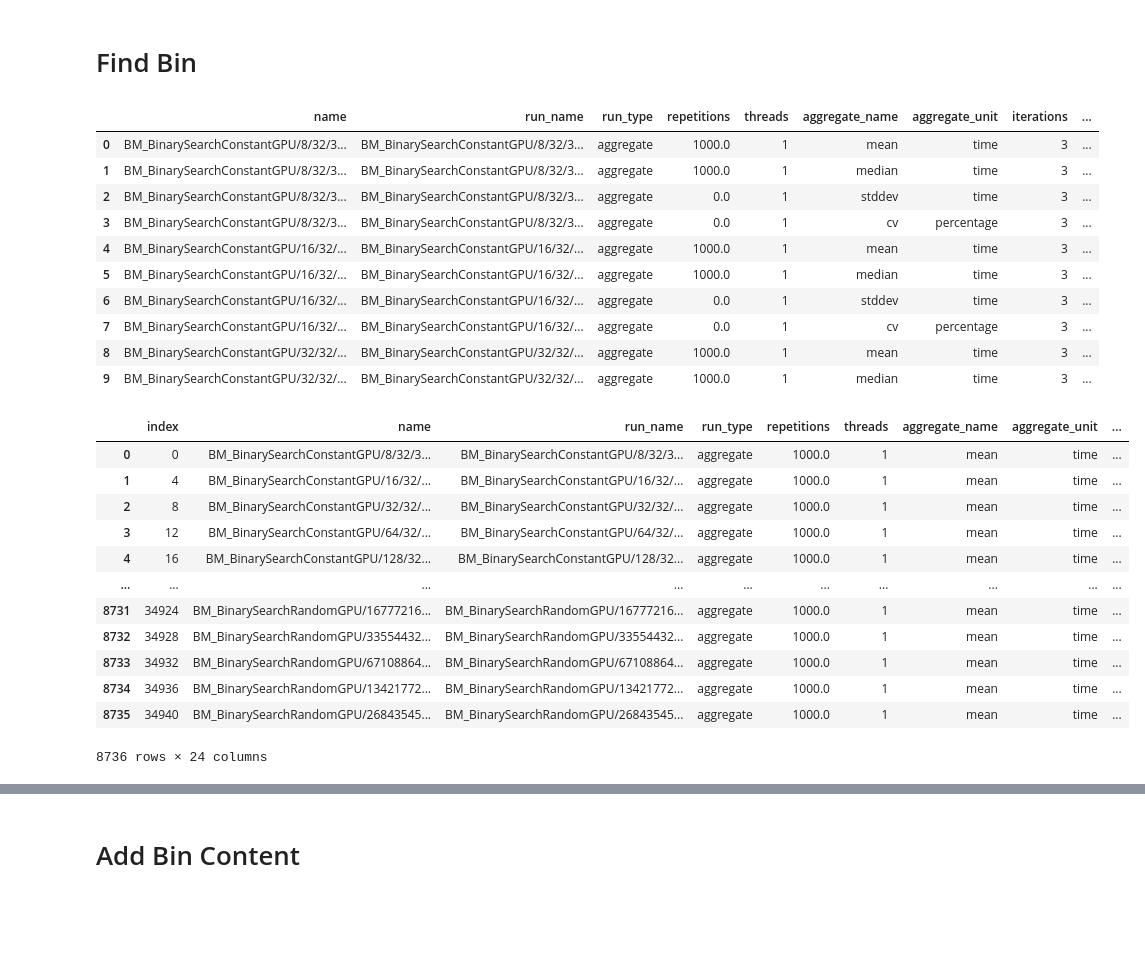
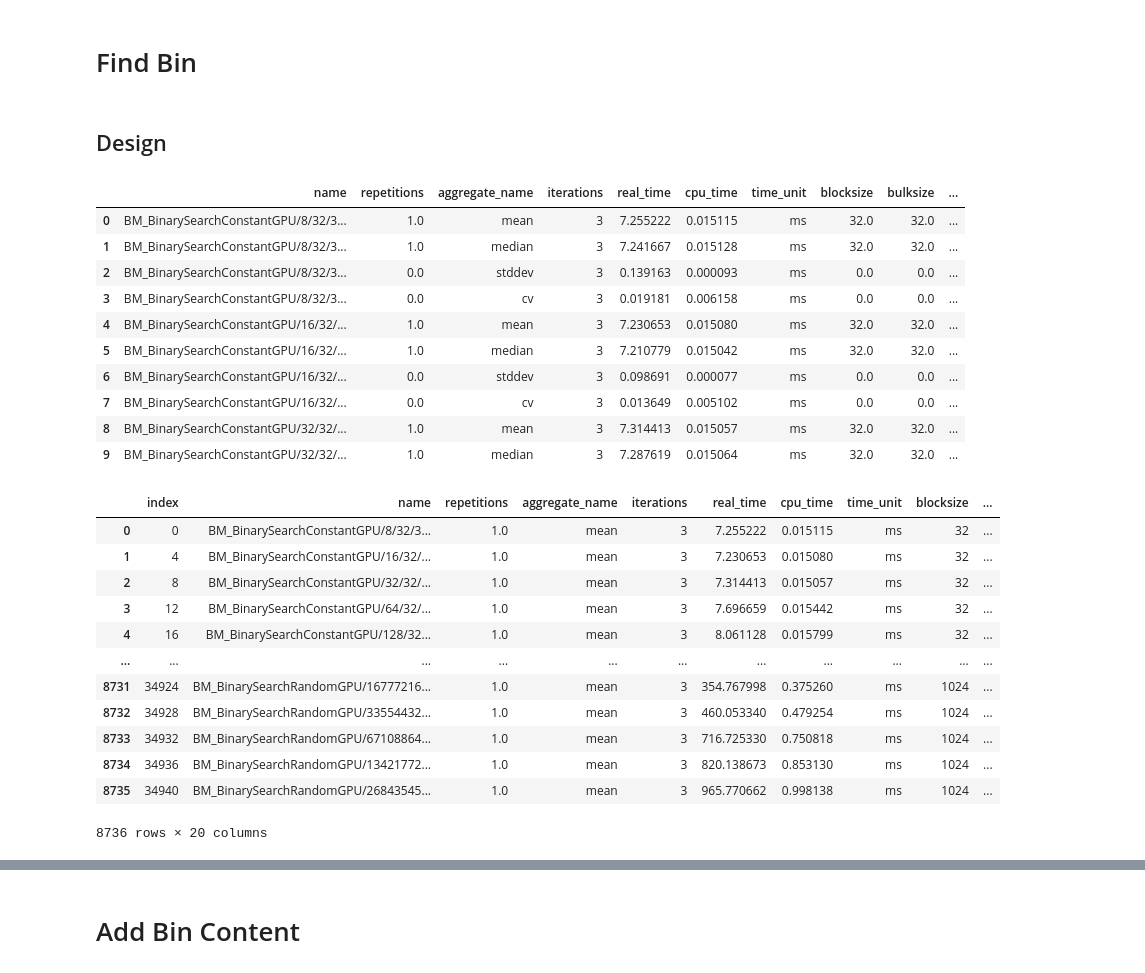
Before and after one commit to jolly-chen/msc-project, a Jupyter notebook: gpu-synchronous/validation-das6.ipynb, the cells around one changed output, grey strips where cells are left out. Cells and saved outputs as stored; diff of their text form; code cells hidden in the pictures; blank space fills up the shorter version.

```diff
--- a/gpu-synchronous/validation-das6.ipynb
+++ b/gpu-synchronous/validation-das6.ipynb
@@ -135,5 +487,7 @@ def r2(pred, observ):
 # %% [markdown]
 # Find Bin
+# %% [markdown]
+## Design
 # %%
 filename = "../microbenchmarks/das6/binarysearch_gpu.json"
 with open(filename, "r") as f:
@@ -143,53 +497,53 @@ bsbm_df = pd.DataFrame.from_dict(jdata["benchmarks"]).astype({"real_time" : floa
 convert_to_type(bsbm_df, "real_time", np.float64)
 bsbm_df["func_name"] = bsbm_df["name"].apply(lambda s: s.split("/")[0][3:])
 bsbm_df["time_factor"] = bsbm_df["time_unit"].apply(convert_unit)
-del bsbm_df["family_index"], bsbm_df["per_family_instance_index"]
+del bsbm_df["family_index"], bsbm_df["per_family_instance_index"],  bsbm_df["run_name"], bsbm_df["threads"], bsbm_df["run_type"], bsbm_df["aggregate_unit"]
 bsbm_df["time_factor"] = bsbm_df["time_unit"].apply(convert_unit)
 
 bsbm_df.head(10)
 # %% [output]
-|  | name | run_name | run_type | repetitions | threads | aggregate_name | aggregate_unit | iterations | ... |
-| 0 | BM_BinarySearchConstantGPU/8/32/3... | BM_BinarySearchConstantGPU/8/32/3... | aggregate | 1000.0 | 1 | mean | time | 3 | ... |
-| 1 | BM_BinarySearchConstantGPU/8/32/3... | BM_BinarySearchConstantGPU/8/32/3... | aggregate | 1000.0 | 1 | median | time | 3 | ... |
-| 2 | BM_BinarySearchConstantGPU/8/32/3... | BM_BinarySearchConstantGPU/8/32/3... | aggregate | 0.0 | 1 | stddev | time | 3 | ... |
-| 3 | BM_BinarySearchConstantGPU/8/32/3... | BM_BinarySearchConstantGPU/8/32/3... | aggregate | 0.0 | 1 | cv | percentage | 3 | ... |
-| 4 | BM_BinarySearchConstantGPU/16/32/... | BM_BinarySearchConstantGPU/16/32/... | aggregate | 1000.0 | 1 | mean | time | 3 | ... |
-| 5 | BM_BinarySearchConstantGPU/16/32/... | BM_BinarySearchConstantGPU/16/32/... | aggregate | 1000.0 | 1 | median | time | 3 | ... |
-| 6 | BM_BinarySearchConstantGPU/16/32/... | BM_BinarySearchConstantGPU/16/32/... | aggregate | 0.0 | 1 | stddev | time | 3 | ... |
-| 7 | BM_BinarySearchConstantGPU/16/32/... | BM_BinarySearchConstantGPU/16/32/... | aggregate | 0.0 | 1 | cv | percentage | 3 | ... |
-| 8 | BM_BinarySearchConstantGPU/32/32/... | BM_BinarySearchConstantGPU/32/32/... | aggregate | 1000.0 | 1 | mean | time | 3 | ... |
-| 9 | BM_BinarySearchConstantGPU/32/32/... | BM_BinarySearchConstantGPU/32/32/... | aggregate | 1000.0 | 1 | median | time | 3 | ... |
+|  | name | repetitions | aggregate_name | iterations | real_time | cpu_time | time_unit | blocksize | bulksize | ... |
+| 0 | BM_BinarySearchConstantGPU/8/32/3... | 1.0 | mean | 3 | 7.255222 | 0.015115 | ms | 32.0 | 32.0 | ... |
+| 1 | BM_BinarySearchConstantGPU/8/32/3... | 1.0 | median | 3 | 7.241667 | 0.015128 | ms | 32.0 | 32.0 | ... |
+| 2 | BM_BinarySearchConstantGPU/8/32/3... | 0.0 | stddev | 3 | 0.139163 | 0.000093 | ms | 0.0 | 0.0 | ... |
+| 3 | BM_BinarySearchConstantGPU/8/32/3... | 0.0 | cv | 3 | 0.019181 | 0.006158 | ms | 0.0 | 0.0 | ... |
+| 4 | BM_BinarySearchConstantGPU/16/32/... | 1.0 | mean | 3 | 7.230653 | 0.015080 | ms | 32.0 | 32.0 | ... |
+| 5 | BM_BinarySearchConstantGPU/16/32/... | 1.0 | median | 3 | 7.210779 | 0.015042 | ms | 32.0 | 32.0 | ... |
+| 6 | BM_BinarySearchConstantGPU/16/32/... | 0.0 | stddev | 3 | 0.098691 | 0.000077 | ms | 0.0 | 0.0 | ... |
+| 7 | BM_BinarySearchConstantGPU/16/32/... | 0.0 | cv | 3 | 0.013649 | 0.005102 | ms | 0.0 | 0.0 | ... |
+| 8 | BM_BinarySearchConstantGPU/32/32/... | 1.0 | mean | 3 | 7.314413 | 0.015057 | ms | 32.0 | 32.0 | ... |
+| 9 | BM_BinarySearchConstantGPU/32/32/... | 1.0 | median | 3 | 7.287619 | 0.015064 | ms | 32.0 | 32.0 | ... |
 # %%
 n_param = len(bsbm_df["name"].values[0].split("/")) - 1
 for i in range(n_param):
     if i == n_param - 1:
         bsbm_df[f"param_{i}"] = bsbm_df["name"].apply(lambda s: s.split("/")[i+1].split("_")[0] if i+1 < len(s.split("_/")) else None)
     else:
         bsbm_df[f"param_{i}"] = bsbm_df["name"].apply(lambda s: s.split("/")[i+1] if i+1 < len(s.split("/")) else None)
 
 convert_to_type(bsbm_df, "nbins", np.int64)
 convert_to_type(bsbm_df, "param_1", np.int64)
 convert_to_type(bsbm_df, "param_2", np.int64)
 convert_to_type(bsbm_df, "blocksize", np.int64)
 
-bsbm_mean = bsbm_df.loc[bsbm_df["name"].str.contains("mean")].reset_index()
-bsbm_std = bsbm_df.loc[bsbm_df["name"].str.contains("stddev")].reset_index()
+bsbm_mean = bsbm_df.loc[bsbm_df["aggregate_name"] == "mean"].reset_index()
+bsbm_std = bsbm_df.loc[bsbm_df["aggregate_name"] == "stddev"].reset_index()
 # convert_to_type(
 bsbm_mean
 # %% [output]
-|  | index | name | run_name | run_type | repetitions | threads | aggregate_name | aggregate_unit | ... |
-| 0 | 0 | BM_BinarySearchConstantGPU/8/32/3... | BM_BinarySearchConstantGPU/8/32/3... | aggregate | 1000.0 | 1 | mean | time | ... |
-| 1 | 4 | BM_BinarySearchConstantGPU/16/32/... | BM_BinarySearchConstantGPU/16/32/... | aggregate | 1000.0 | 1 | mean | time | ... |
-| 2 | 8 | BM_BinarySearchConstantGPU/32/32/... | BM_BinarySearchConstantGPU/32/32/... | aggregate | 1000.0 | 1 | mean | time | ... |
-| 3 | 12 | BM_BinarySearchConstantGPU/64/32/... | BM_BinarySearchConstantGPU/64/32/... | aggregate | 1000.0 | 1 | mean | time | ... |
-| 4 | 16 | BM_BinarySearchConstantGPU/128/32... | BM_BinarySearchConstantGPU/128/32... | aggregate | 1000.0 | 1 | mean | time | ... |
-| ... | ... | ... | ... | ... | ... | ... | ... | ... | ... |
-| 8731 | 34924 | BM_BinarySearchRandomGPU/16777216... | BM_BinarySearchRandomGPU/16777216... | aggregate | 1000.0 | 1 | mean | time | ... |
-| 8732 | 34928 | BM_BinarySearchRandomGPU/33554432... | BM_BinarySearchRandomGPU/33554432... | aggregate | 1000.0 | 1 | mean | time | ... |
-| 8733 | 34932 | BM_BinarySearchRandomGPU/67108864... | BM_BinarySearchRandomGPU/67108864... | aggregate | 1000.0 | 1 | mean | time | ... |
-| 8734 | 34936 | BM_BinarySearchRandomGPU/13421772... | BM_BinarySearchRandomGPU/13421772... | aggregate | 1000.0 | 1 | mean | time | ... |
-| 8735 | 34940 | BM_BinarySearchRandomGPU/26843545... | BM_BinarySearchRandomGPU/26843545... | aggregate | 1000.0 | 1 | mean | time | ... |
+|  | index | name | repetitions | aggregate_name | iterations | real_time | cpu_time | time_unit | blocksize | ... |
+| 0 | 0 | BM_BinarySearchConstantGPU/8/32/3... | 1.0 | mean | 3 | 7.255222 | 0.015115 | ms | 32 | ... |
+| 1 | 4 | BM_BinarySearchConstantGPU/16/32/... | 1.0 | mean | 3 | 7.230653 | 0.015080 | ms | 32 | ... |
+| 2 | 8 | BM_BinarySearchConstantGPU/32/32/... | 1.0 | mean | 3 | 7.314413 | 0.015057 | ms | 32 | ... |
+| 3 | 12 | BM_BinarySearchConstantGPU/64/32/... | 1.0 | mean | 3 | 7.696659 | 0.015442 | ms | 32 | ... |
+| 4 | 16 | BM_BinarySearchConstantGPU/128/32... | 1.0 | mean | 3 | 8.061128 | 0.015799 | ms | 32 | ... |
+| ... | ... | ... | ... | ... | ... | ... | ... | ... | ... | ... |
+| 8731 | 34924 | BM_BinarySearchRandomGPU/16777216... | 1.0 | mean | 3 | 354.767998 | 0.375260 | ms | 1024 | ... |
+| 8732 | 34928 | BM_BinarySearchRandomGPU/33554432... | 1.0 | mean | 3 | 460.053340 | 0.479254 | ms | 1024 | ... |
+| 8733 | 34932 | BM_BinarySearchRandomGPU/67108864... | 1.0 | mean | 3 | 716.725330 | 0.750818 | ms | 1024 | ... |
+| 8734 | 34936 | BM_BinarySearchRandomGPU/13421772... | 1.0 | mean | 3 | 820.138673 | 0.853130 | ms | 1024 | ... |
+| 8735 | 34940 | BM_BinarySearchRandomGPU/26843545... | 1.0 | mean | 3 | 965.770662 | 0.998138 | ms | 1024 | ... |
-8736 rows × 24 columns
+8736 rows × 20 columns
 # %%
 # figname = "../../images/gpu_binsearchconstant_mb_3d.pdf"
 selected_size = 33554432
```
Also changed, not shown: parts of 24 cells of this notebook.
